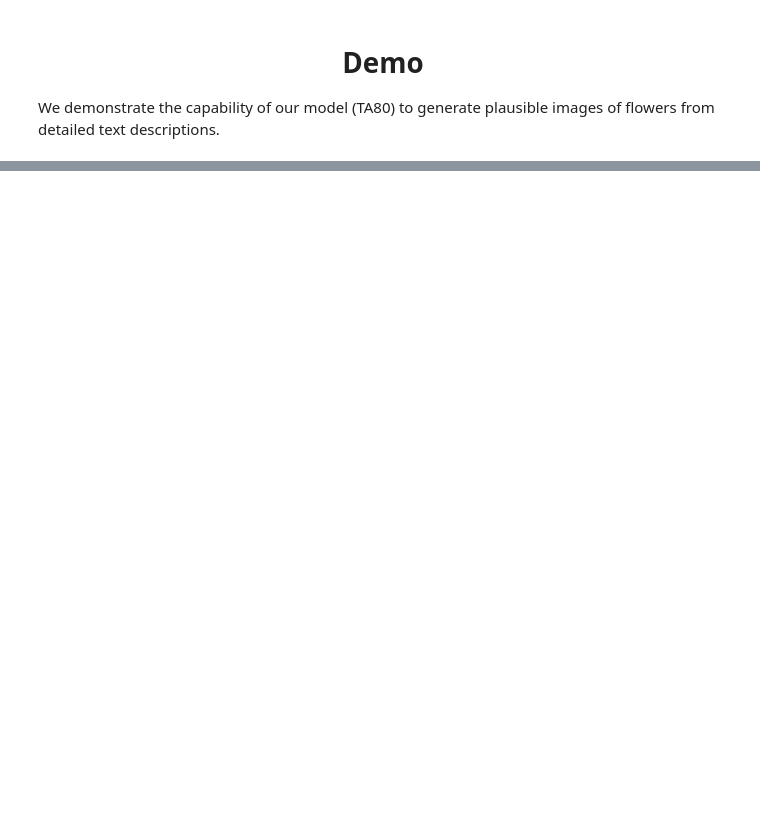
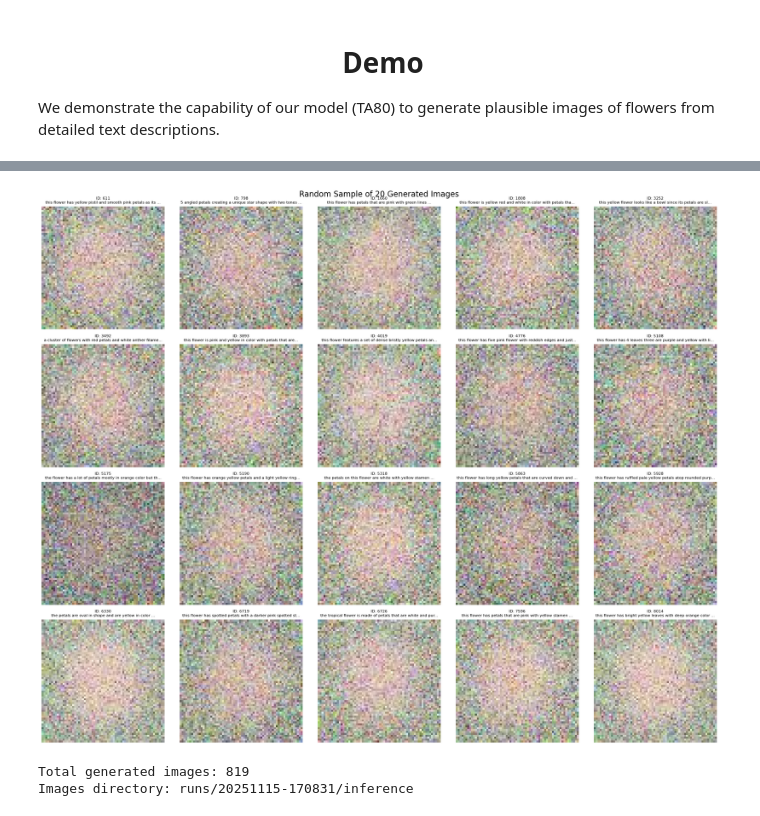
Before and after one commit to Windmill10/DL_comp3, a Jupyter notebook: template.ipynb, the cells around one changed output, grey strips where cells are left out. Cells and saved outputs as stored; diff of their text form; code cells hidden in the pictures; blank space fills up the shorter version.

```diff
--- a/template.ipynb
+++ b/template.ipynb
@@ -749,18 +740,0 @@ the flower has petals that are large and pink with yellow anther
-# %%
-DATA_PATH = './inference/TA80/'
-img_path = Path(DATA_PATH).glob('*.jpg')
-img_path = [str(path.resolve()) for path in img_path]
-img_path = np.asarray(img_path)
-
-idx = np.random.randint(len(captions), size=42)
-idx.sort()
-
-random_idx = []
-for each in idx:
-    # 提取文件名（僅最後一部分）
-    filename = Path(img_path[each]).name  # 使用 pathlib 提取文件名
-    # 去掉文件名中的 'inference_' 和 '.jpg'，並轉換為整數
-    num = int(filename.replace('inference_', '').replace('.jpg', ''))
-    random_idx.append(num)
-
-visualize(random_idx)
@@ -785,0 +741,61 @@ this flower is yellow and pink in color with petals that are ruffled and bunched
+# %%
+# Visualize 20 random generated images with their captions
+import glob
+
+# Load test data
+data = pd.read_pickle('./dataset/testData.pkl')
+test_captions = data['Captions'].values
+test_ids = data['ID'].values
+
+# Get all generated images from the current inference directory
+image_files = sorted(glob.glob(inference_dir + '/inference_*.jpg'))
+
+if len(image_files) == 0:
+    print(f'⚠ No images found in {inference_dir}')
+    print('Please run the inference cell first!')
+else:
+    # Randomly sample 20 images
+    np.random.seed(42)  # For reproducibility
+    num_samples = min(20, len(image_files))
+    sample_indices = np.random.choice(len(image_files), size=num_samples, replace=False)
+    sample_files = [image_files[i] for i in sorted(sample_indices)]
+
+    # Create 4x5 grid
+    fig, axes = plt.subplots(4, 5, figsize=(20, 16))
+    axes = axes.flatten()
+
+    for idx, img_path in enumerate(sample_files):
+        # Extract image ID from filename
+        img_id = int(Path(img_path).stem.split('_')[1])
+
+        # Find caption
+        caption_idx = np.where(test_ids == img_id)[0][0]
+        caption_ids = test_captions[caption_idx]
+
+        # Decode caption
+        caption_text = ''
+        for word_id in caption_ids:
+            word = id2word_dict[str(word_id)]
+            if word != '<PAD>':
+                caption_text += word + ' '
+
+        # Load and display image
+        img = plt.imread(img_path)
+        axes[idx].imshow(img)
+        axes[idx].set_title(f'ID: {img_id}\n{caption_text[:60]}...', fontsize=8)
+        axes[idx].axis('off')
+
+    # Hide unused subplots if less than 20 images
+    for idx in range(num_samples, 20):
+        axes[idx].axis('off')
+
+    plt.tight_layout()
+    plt.suptitle(f'Random Sample of {num_samples} Generated Images', fontsize=16, y=1.002)
+    plt.show()
+
+    print(f'\nTotal generated images: {len(image_files)}')
+    print(f'Images directory: {inference_dir}')
+# %% [output]
+[figure, added]
+Total generated images: 819
+Images directory: runs/20251115-170831/inference
```
Also changed, not shown: parts of 29 cells of this notebook, 1 other file.
